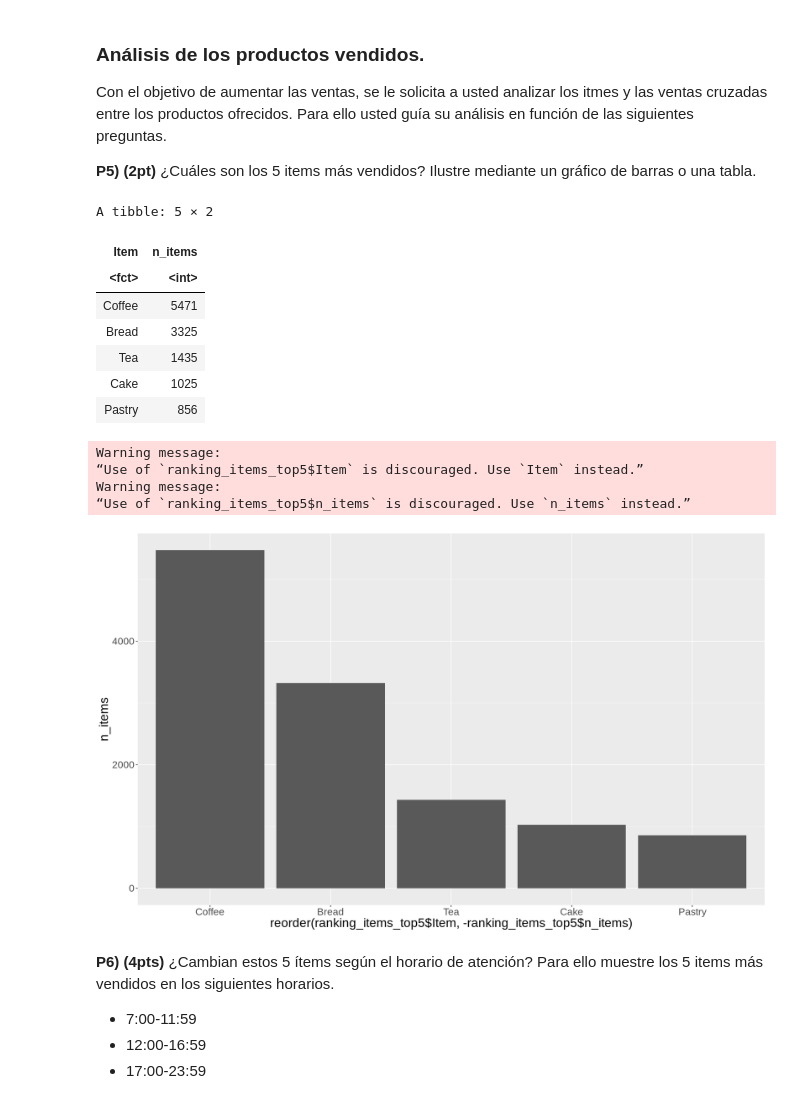
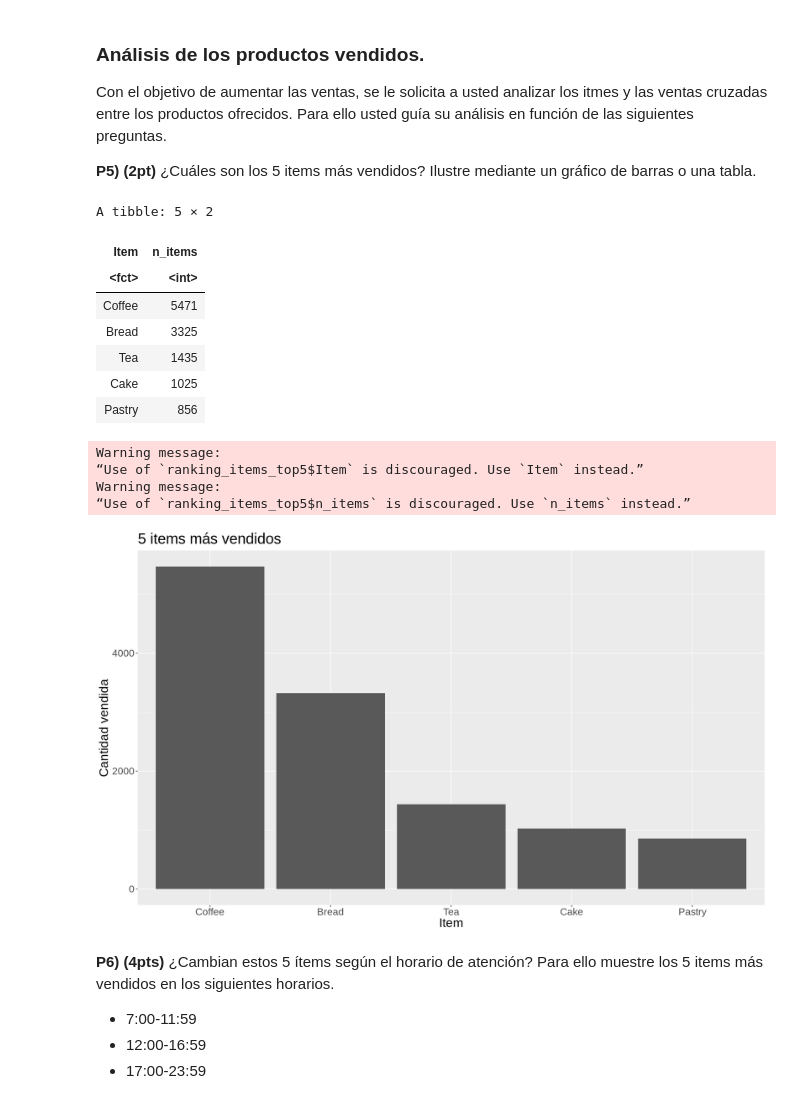
Before and after one commit to HaroldConley/diplomado_BD, a Jupyter notebook: Evaluaciones/C3/Evaluacion_final_v10.ipynb, the cells around one changed output. Drawn from its saved outputs; the diff is of its cells as text; code cells hidden in the pictures.

```diff
--- a/Evaluaciones/C3/Evaluacion_final_v10.ipynb
+++ b/Evaluaciones/C3/Evaluacion_final_v10.ipynb
@@ -481,35 +481,39 @@ Con el objetivo de aumentar las ventas, se le solicita a usted analizar los itme
 
 ranking_items <-  cafeteria %>%
                     group_by(Item) %>%
                     summarize(n_items = n()) %>%
                     arrange(desc (n_items))
 
 ranking_items_top5 <- ranking_items %>% head(5)
 ranking_items_top5
+
 # Grafico de barras
 options(repr.plot.width=15, repr.plot.height=9) # Para cambiar el tamaño del gráfico.
 
 ggplot(ranking_items_top5) +
   aes(x= reorder(ranking_items_top5$Item,-ranking_items_top5$n_items), y= n_items) +
   geom_bar(stat = "identity") +
-  theme(text=element_text(size=20)) # Define tamaño de los textos en el gráfico.
+  theme(text=element_text(size=20)) + # Define tamaño de los textos en el gráfico.
+  labs(title = "5 items más vendidos") +
+  xlab("Item") +
+  ylab("Cantidad vendida")
 
 # Respuesta:
 #   Los 5 items más vendidos son: Coffee, Bread, Tea, Cake, Pastry.-
 # %% [output]
 A tibble: 5 × 2
 | Item | n_items |
 | <fct> | <int> |
 | Coffee | 5471 |
 | Bread | 3325 |
 | Tea | 1435 |
 | Cake | 1025 |
 | Pastry | 856 |
 Warning message:
 “Use of `ranking_items_top5$Item` is discouraged. Use `Item` instead.”
 Warning message:
 “Use of `ranking_items_top5$n_items` is discouraged. Use `n_items` instead.”
-[figure, old version]
+[figure, new version]
 # %% [markdown]
 **P6) (4pts)** ¿Cambian estos 5 ítems según el horario de atención? Para ello muestre los 5 items más vendidos en los siguientes horarios.
 
```
